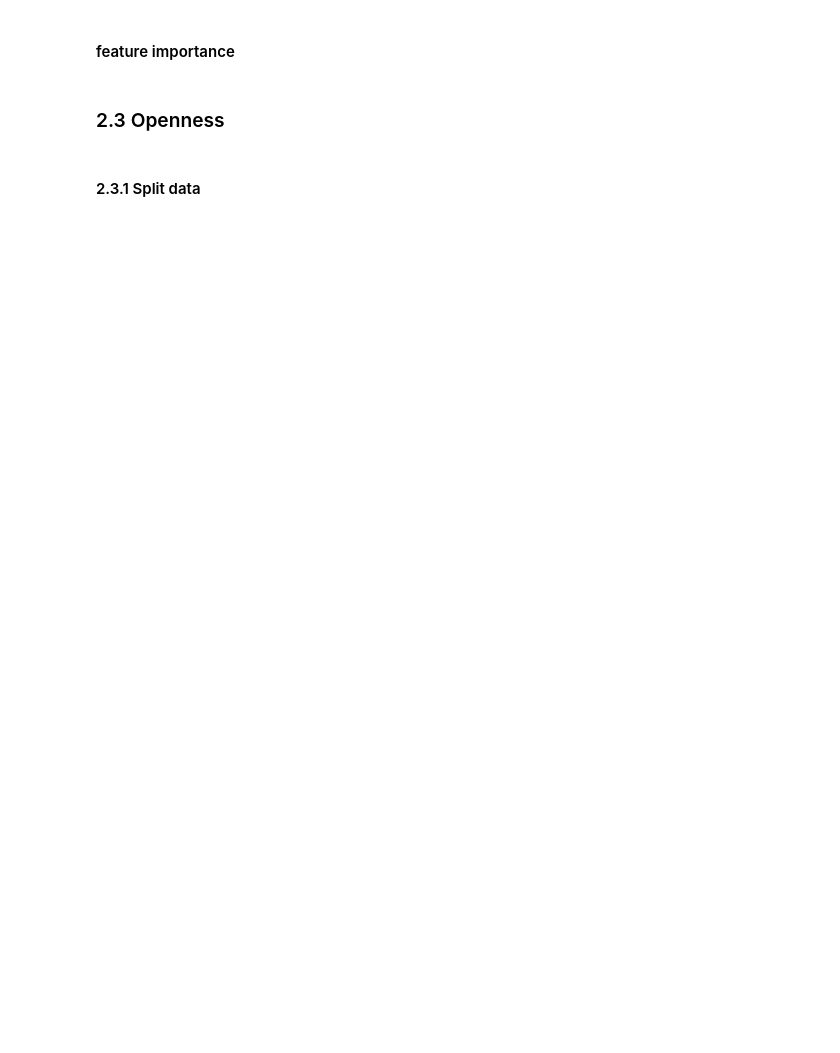
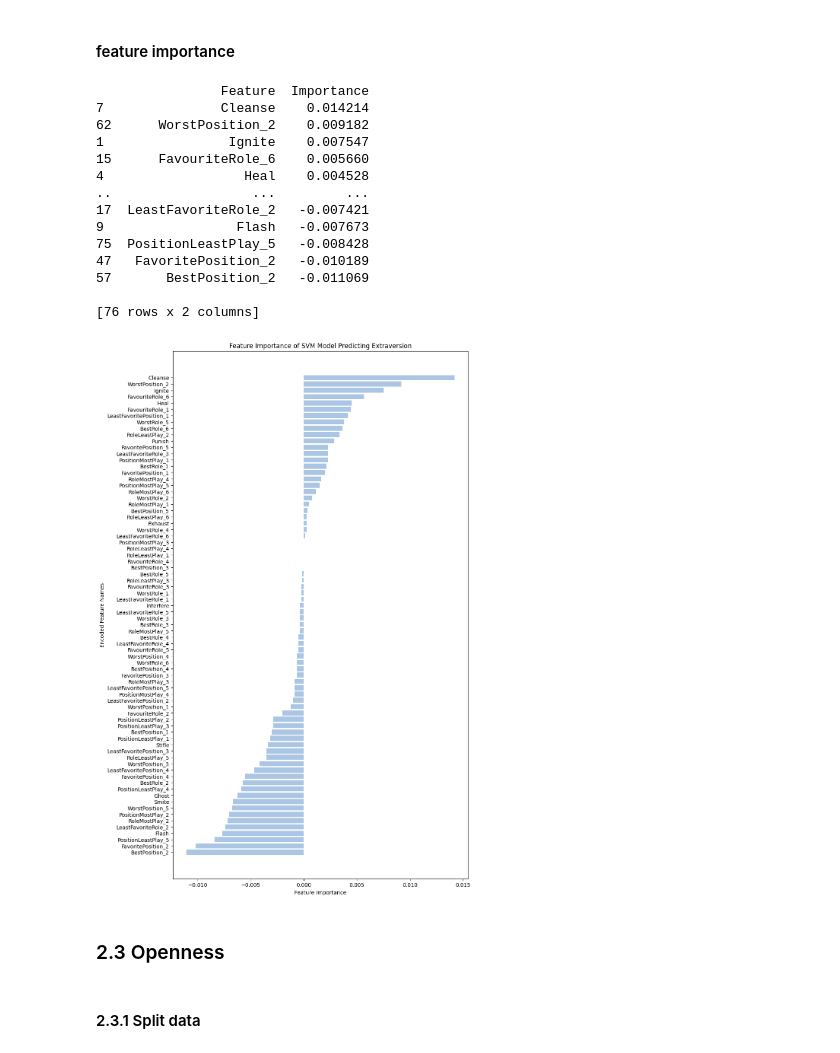
Before and after one commit to Kilig1210/MOBA-game, a Jupyter notebook: final analysis (feature importance).ipynb, the cells around one changed output. Drawn from its saved outputs; the diff is of its cells as text; code cells hidden in the pictures; blank space fills up the shorter version.

```diff
--- a/final analysis (feature importance).ipynb
+++ b/final analysis (feature importance).ipynb
@@ -737,24 +765,40 @@ print(best_svm2.fit)
 # %%
 
 results = permutation_importance(best_svm2, X_test2, y_test2, n_repeats=30, random_state=42)
 
 importance_df = pd.DataFrame({
     'Feature': X_test2.columns,
     'Importance': results.importances_mean
 }).sort_values(by='Importance', ascending=False)
 
 
 print(importance_df)
 
 
-plt.figure(figsize=(10, 6))
+plt.figure(figsize=(10,18 ))
 plt.barh(importance_df['Feature'], importance_df['Importance'], color='#ABC6E4')
 
 plt.xlabel('Feature Importance')
 plt.ylabel('Encoded Feature Names')
 plt.title('Feature Importance of SVM Model Predicting Extraversion')
 plt.gca().invert_yaxis()
 plt.show()
+# %% [output]
+                Feature  Importance
+7               Cleanse    0.014214
+62      WorstPosition_2    0.009182
+1                Ignite    0.007547
+15      FavouriteRole_6    0.005660
+4                  Heal    0.004528
+..                  ...         ...
+17  LeastFavoriteRole_2   -0.007421
+9                 Flash   -0.007673
+75  PositionLeastPlay_5   -0.008428
+47   FavoritePosition_2   -0.010189
+57       BestPosition_2   -0.011069
+
+[76 rows x 2 columns]
+[figure, added]
 # %% [markdown]
 ### 2.3 Openness
 # %% [markdown]
```
Also changed, not shown: parts of 63 cells of this notebook.
